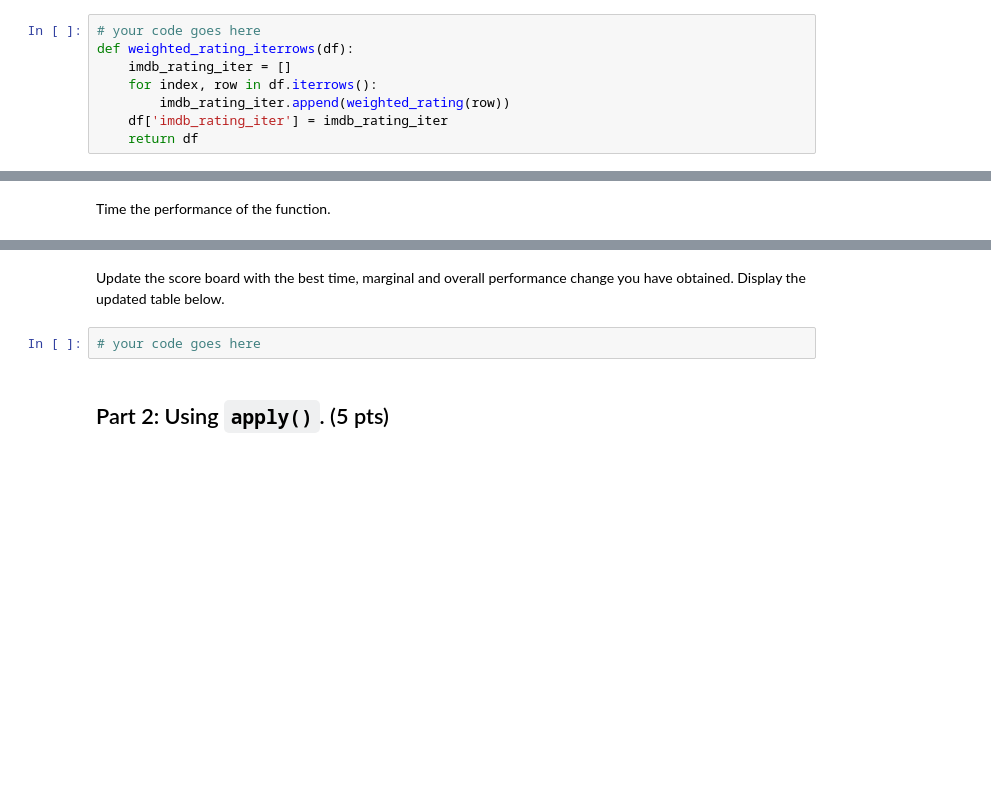
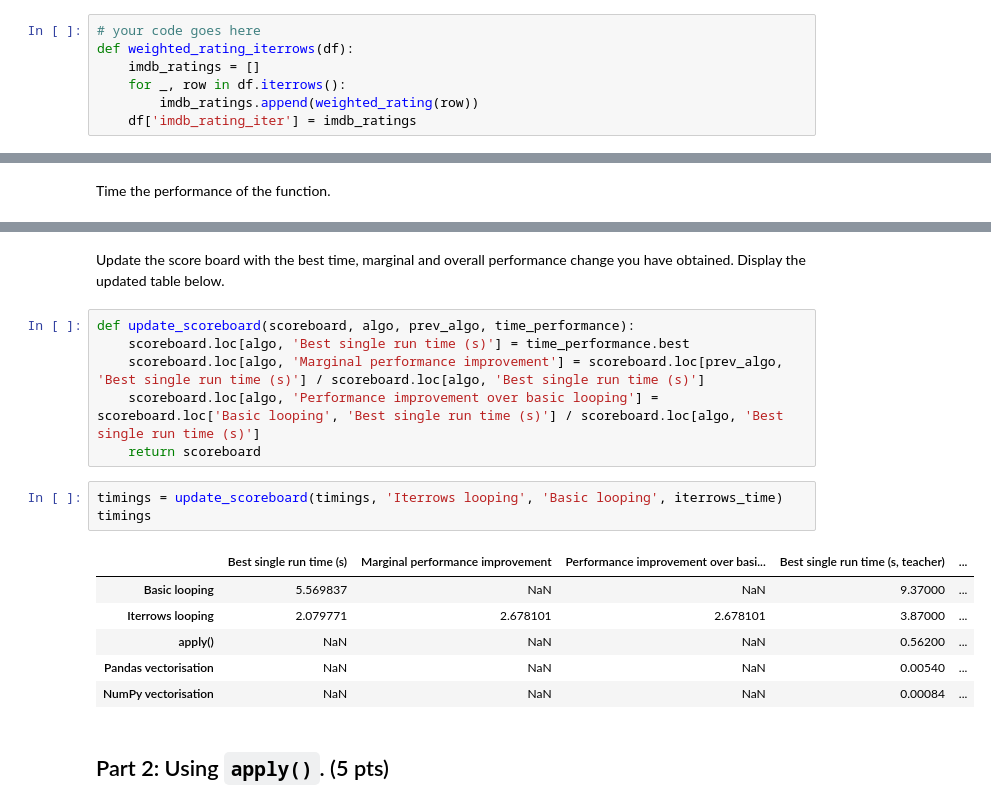
Before and after one commit to minkichunm/ComputationalToolsforDataScience, a Jupyter notebook: 02807_Project_1.ipynb, the cells around one changed output, grey strips where cells are left out. Drawn from its saved outputs; the diff is of its cells as text; blank space fills up the shorter version.

```diff
--- a/02807_Project_1.ipynb
+++ b/02807_Project_1.ipynb
@@ -345,11 +359,10 @@ Define a function `weighted_rating_iterrows(df)` that computes the ratings by lo
 # %%
 # your code goes here
 def weighted_rating_iterrows(df):
-    imdb_rating_iter = []
-    for index, row in df.iterrows():
-        imdb_rating_iter.append(weighted_rating(row))
-    df['imdb_rating_iter'] = imdb_rating_iter
-    return df
+    imdb_ratings = []
+    for _, row in df.iterrows():
+        imdb_ratings.append(weighted_rating(row))
+    df['imdb_rating_iter'] = imdb_ratings
 # %% [markdown]
 Call the function and make sure that it works as intended.
 # %%
@@ -380,7 +393,21 @@ Best time: 3.8188163890000624
 # %% [markdown]
-Update the score board with the best time, marginal and overall performance change you have obtained. Display the updated table below.
+ Update the score board with the best time, marginal and overall performance change you have obtained. Display the updated table below.
-# %%
-# your code goes here
+# %%
+def update_scoreboard(scoreboard, algo, prev_algo, time_performance):
+    scoreboard.loc[algo, 'Best single run time (s)'] = time_performance.best
+    scoreboard.loc[algo, 'Marginal performance improvement'] = scoreboard.loc[prev_algo, 'Best single run time (s)'] / scoreboard.loc[algo, 'Best single run time (s)']
+    scoreboard.loc[algo, 'Performance improvement over basic looping'] = scoreboard.loc['Basic looping', 'Best single run time (s)'] / scoreboard.loc[algo, 'Best single run time (s)']
+    return scoreboard
+# %%
+timings = update_scoreboard(timings, 'Iterrows looping', 'Basic looping', iterrows_time)
+timings
+# %% [output]
+|  | Best single run time (s) | Marginal performance improvement | Performance improvement over basi... | Best single run time (s, teacher) | ... |
+| Basic looping | 5.569837 | NaN | NaN | 9.37000 | ... |
+| Iterrows looping | 2.079771 | 2.678101 | 2.678101 | 3.87000 | ... |
+| apply() | NaN | NaN | NaN | 0.56200 | ... |
+| Pandas vectorisation | NaN | NaN | NaN | 0.00540 | ... |
+| NumPy vectorisation | NaN | NaN | NaN | 0.00084 | ... |
 # %% [markdown]
 ## Part 2: Using `apply()`. (5 pts)
 # %% [markdown]
```
Also changed, not shown: parts of 33 cells of this notebook.
